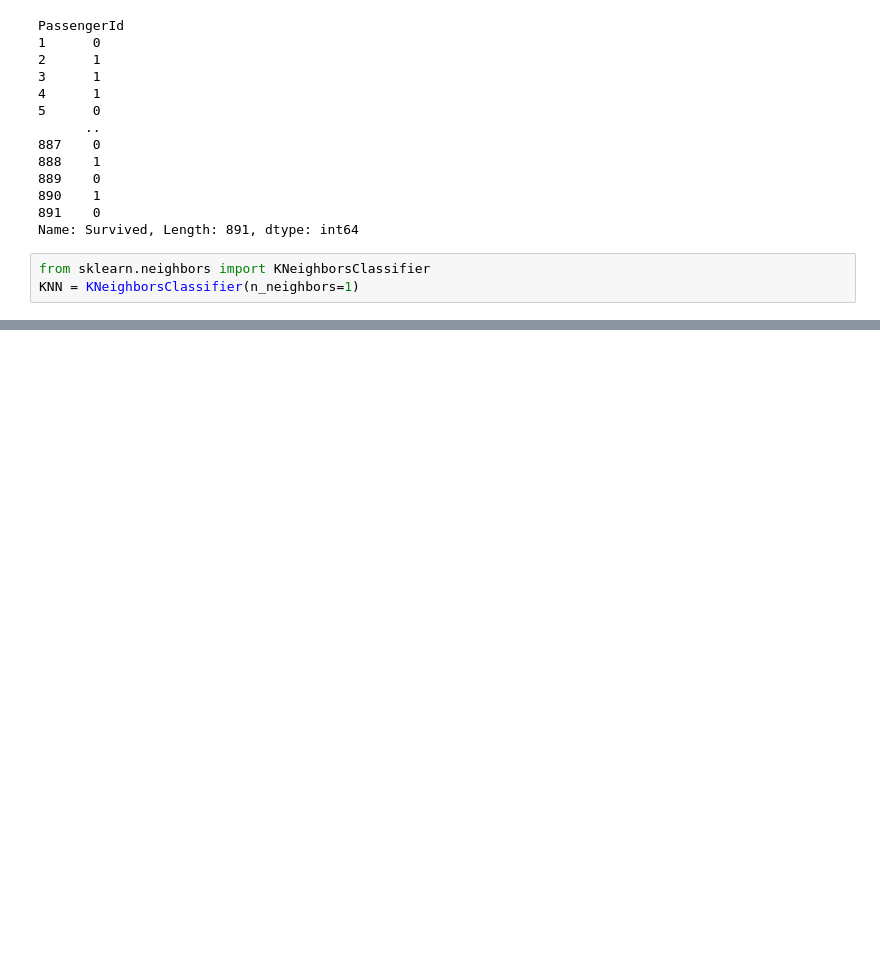
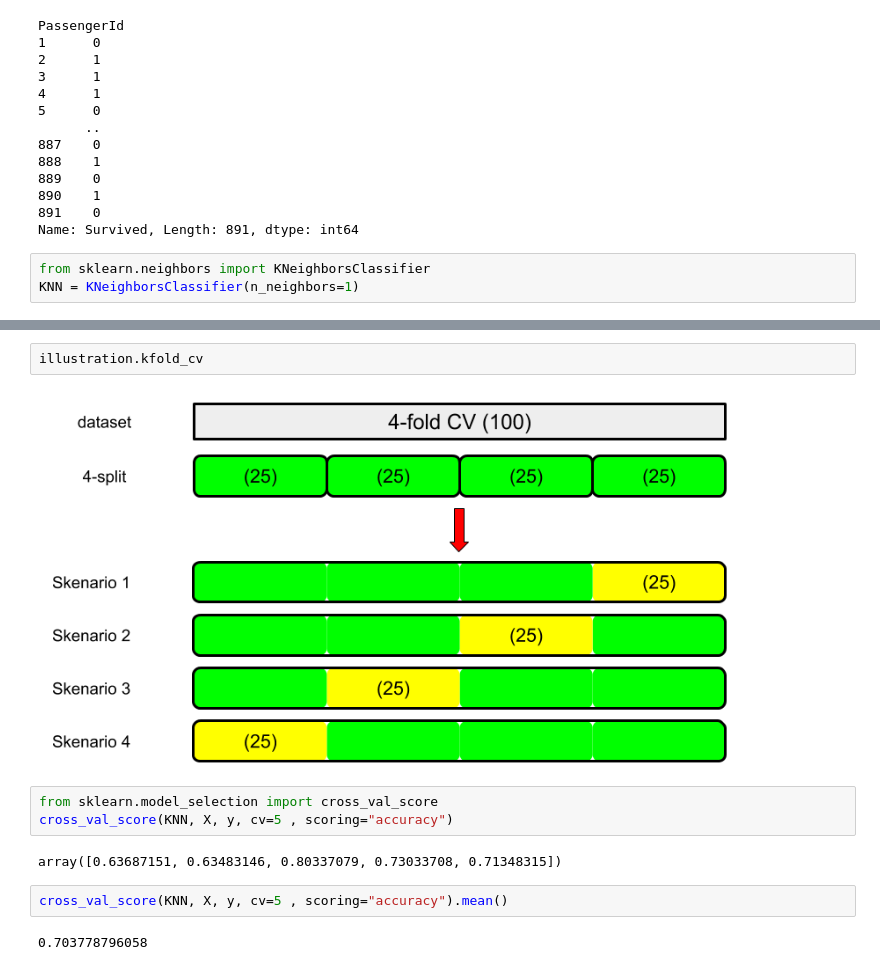
Before and after one commit to FransiscoReadyPermana/supervised_learning, a Jupyter notebook: 04 - KNN & Scikit-learn/part2-MachineLearningEssentials.ipynb, the cells around one changed output, grey strips where cells are left out. Cells and saved outputs as stored; diff of their text form; blank space fills up the shorter version.

```diff
--- a/04 - KNN & Scikit-learn/part2-MachineLearningEssentials.ipynb
+++ b/04 - KNN & Scikit-learn/part2-MachineLearningEssentials.ipynb
@@ -102,0 +120,13 @@ KNN.score(X, y)
+# %%
+illustration.kfold_cv
+# %% [output]
+[figure, added]
+# %%
+from sklearn.model_selection import cross_val_score
+cross_val_score(KNN, X, y, cv=5 , scoring="accuracy")
+# %% [output]
+array([0.63687151, 0.63483146, 0.80337079, 0.73033708, 0.71348315])
+# %%
+cross_val_score(KNN, X, y, cv=5 , scoring="accuracy").mean()
+# %% [output]
+0.703778796058
```
Also changed, not shown: parts of 10 cells of this notebook.
